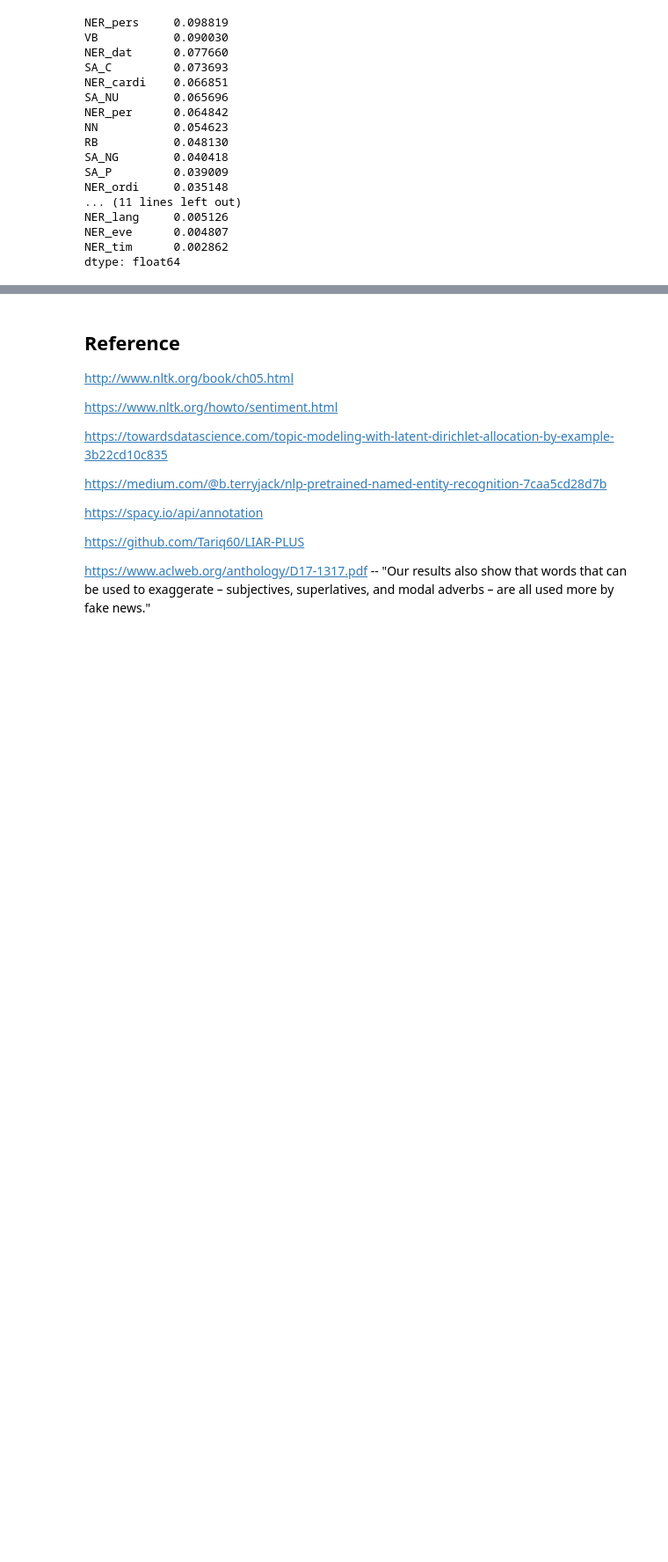
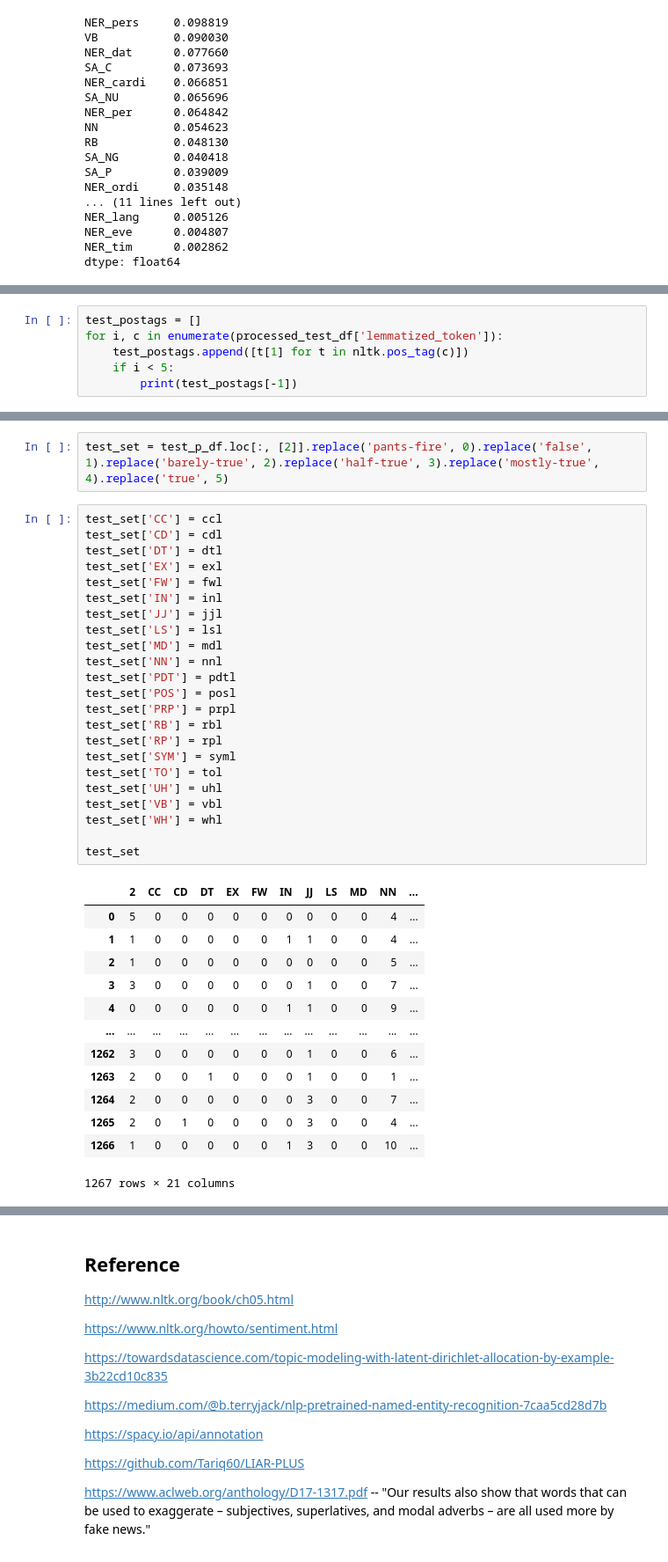
Before and after one commit to Wayne122/CMPE257, a Jupyter notebook: Alternus_Vera_Content_Statistics_Part_2.ipynb, the cells around one changed output, grey strips where cells are left out. Shown: that part at 88% size. Cells and saved outputs as stored; diff of their text form; blank space fills up the shorter version.

```diff
--- a/Alternus_Vera_Content_Statistics_Part_2.ipynb
+++ b/Alternus_Vera_Content_Statistics_Part_2.ipynb
@@ -1440,0 +1729,6 @@ dtype: float64
+# %%
+test_postags = []
+for i, c in enumerate(processed_test_df['lemmatized_token']):
+    test_postags.append([t[1] for t in nltk.pos_tag(c)])
+    if i < 5:
+        print(test_postags[-1])
@@ -1440,0 +1848,39 @@ dtype: float64
+# %%
+test_set = test_p_df.loc[:, [2]].replace('pants-fire', 0).replace('false', 1).replace('barely-true', 2).replace('half-true', 3).replace('mostly-true', 4).replace('true', 5)
+# %%
+test_set['CC'] = ccl
+test_set['CD'] = cdl
+test_set['DT'] = dtl
+test_set['EX'] = exl
+test_set['FW'] = fwl
+test_set['IN'] = inl
+test_set['JJ'] = jjl
+test_set['LS'] = lsl
+test_set['MD'] = mdl
+test_set['NN'] = nnl
+test_set['PDT'] = pdtl
+test_set['POS'] = posl
+test_set['PRP'] = prpl
+test_set['RB'] = rbl
+test_set['RP'] = rpl
+test_set['SYM'] = syml
+test_set['TO'] = tol
+test_set['UH'] = uhl
+test_set['VB'] = vbl
+test_set['WH'] = whl
+
+test_set
+# %% [output]
+|  | 2 | CC | CD | DT | EX | FW | IN | JJ | LS | MD | NN | ... |
+| 0 | 5 | 0 | 0 | 0 | 0 | 0 | 0 | 0 | 0 | 0 | 4 | ... |
+| 1 | 1 | 0 | 0 | 0 | 0 | 0 | 1 | 1 | 0 | 0 | 4 | ... |
+| 2 | 1 | 0 | 0 | 0 | 0 | 0 | 0 | 0 | 0 | 0 | 5 | ... |
+| 3 | 3 | 0 | 0 | 0 | 0 | 0 | 0 | 1 | 0 | 0 | 7 | ... |
+| 4 | 0 | 0 | 0 | 0 | 0 | 0 | 1 | 1 | 0 | 0 | 9 | ... |
+| ... | ... | ... | ... | ... | ... | ... | ... | ... | ... | ... | ... | ... |
+| 1262 | 3 | 0 | 0 | 0 | 0 | 0 | 0 | 1 | 0 | 0 | 6 | ... |
+| 1263 | 2 | 0 | 0 | 1 | 0 | 0 | 0 | 1 | 0 | 0 | 1 | ... |
+| 1264 | 2 | 0 | 0 | 0 | 0 | 0 | 0 | 3 | 0 | 0 | 7 | ... |
+| 1265 | 2 | 0 | 1 | 0 | 0 | 0 | 0 | 3 | 0 | 0 | 4 | ... |
+| 1266 | 1 | 0 | 0 | 0 | 0 | 0 | 1 | 3 | 0 | 0 | 10 | ... |
+1267 rows × 21 columns
```
Also changed, not shown: parts of 60 cells of this notebook.
